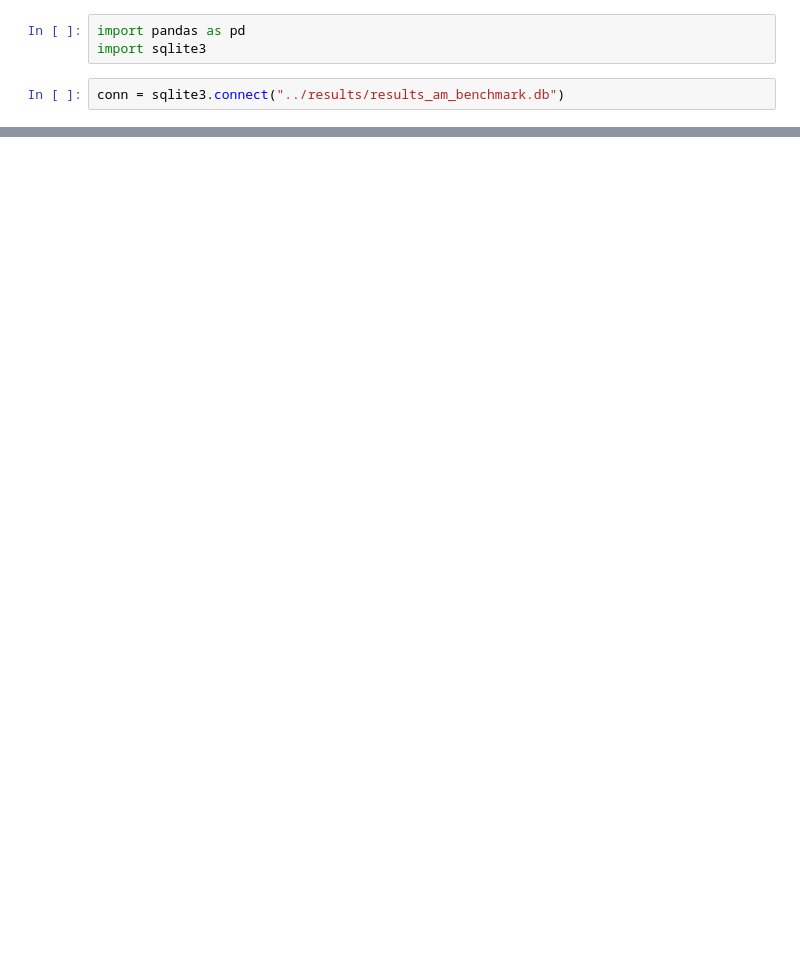
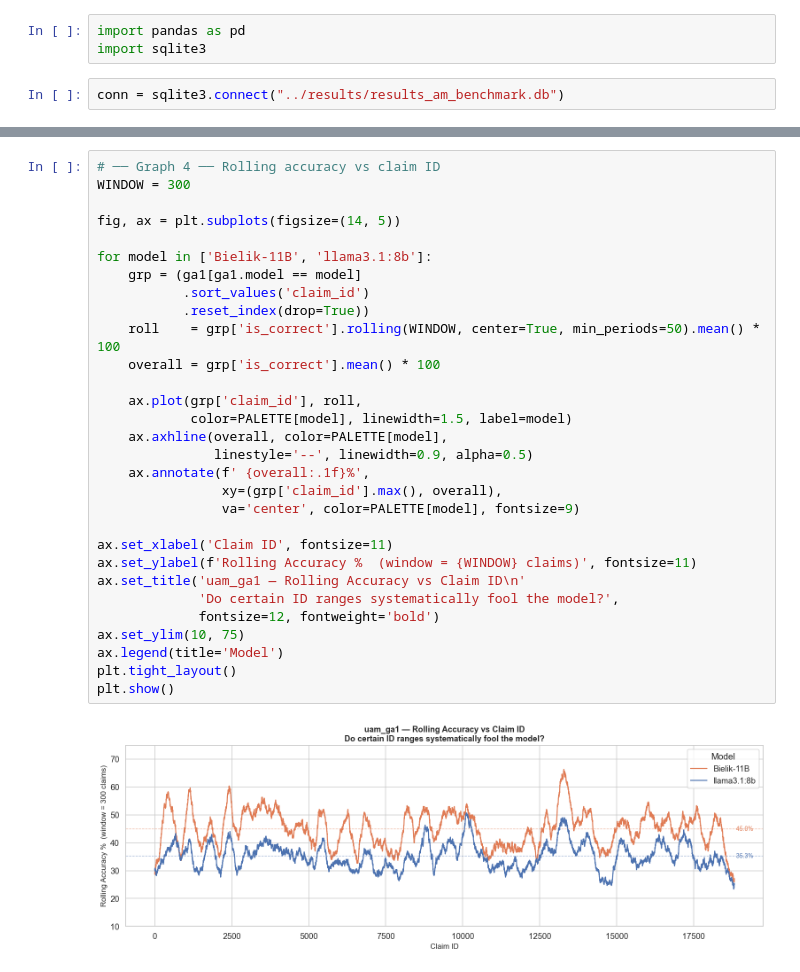
Before and after one commit to Wilsonuep/claims_processing, a Jupyter notebook: data_analysis/data_discovery.ipynb, the cells around one changed output, grey strips where cells are left out. Drawn from its saved outputs; the diff is of its cells as text; blank space fills up the shorter version.

```diff
--- a/data_analysis/data_discovery.ipynb
+++ b/data_analysis/data_discovery.ipynb
@@ -55,0 +219,32 @@ df_quality
+# %%
+# ── Graph 4 ── Rolling accuracy vs claim ID
+WINDOW = 300
+
+fig, ax = plt.subplots(figsize=(14, 5))
+
+for model in ['Bielik-11B', 'llama3.1:8b']:
+    grp = (ga1[ga1.model == model]
+           .sort_values('claim_id')
+           .reset_index(drop=True))
+    roll    = grp['is_correct'].rolling(WINDOW, center=True, min_periods=50).mean() * 100
+    overall = grp['is_correct'].mean() * 100
+
+    ax.plot(grp['claim_id'], roll,
+            color=PALETTE[model], linewidth=1.5, label=model)
+    ax.axhline(overall, color=PALETTE[model],
+               linestyle='--', linewidth=0.9, alpha=0.5)
+    ax.annotate(f' {overall:.1f}%',
+                xy=(grp['claim_id'].max(), overall),
+                va='center', color=PALETTE[model], fontsize=9)
+
+ax.set_xlabel('Claim ID', fontsize=11)
+ax.set_ylabel(f'Rolling Accuracy %  (window = {WINDOW} claims)', fontsize=11)
+ax.set_title('uam_ga1 — Rolling Accuracy vs Claim ID\n'
+             'Do certain ID ranges systematically fool the model?',
+             fontsize=12, fontweight='bold')
+ax.set_ylim(10, 75)
+ax.legend(title='Model')
+plt.tight_layout()
+plt.show()
+# %% [output]
+[figure, added]
```
Also changed, not shown: parts of 14 cells of this notebook, 1 other file.
